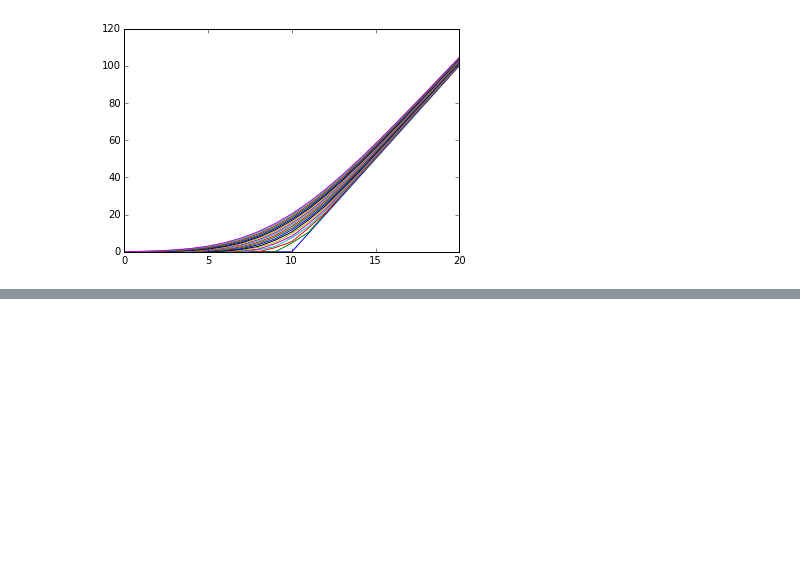
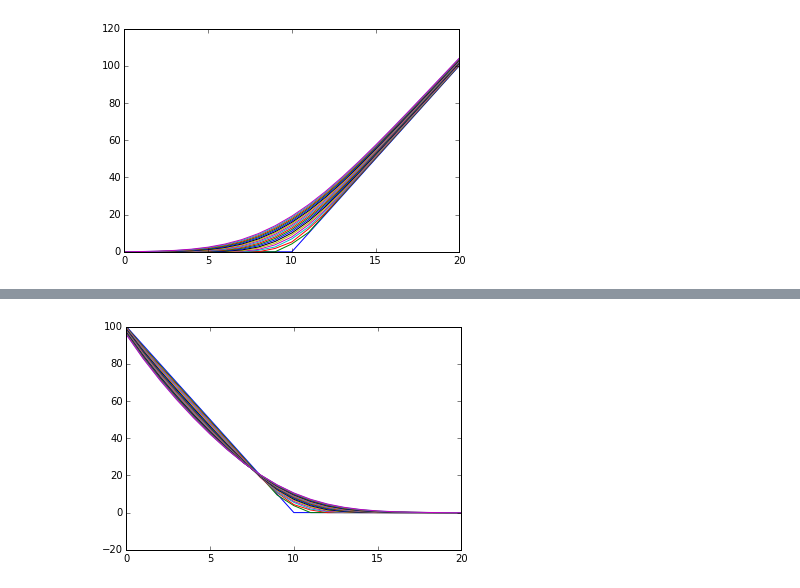
Before and after one commit to spurnaye/quant-analysis, a Jupyter notebook: explicit finite difference method.ipynb, the cells around one changed output, grey strips where cells are left out. Saved outputs shown, nothing was run; the diff lists cells and outputs as text; code cells hidden in the pictures; blank space fills up the shorter version.

```diff
--- a/explicit finite difference method.ipynb
+++ b/explicit finite difference method.ipynb
@@ -64,0 +104,4 @@ option_price(.40,20)
+# %%
+option_price(.20, 20, 'p')
+# %% [output]
+[figure, added]
```
Also changed, not shown: parts of 16 cells of this notebook.
